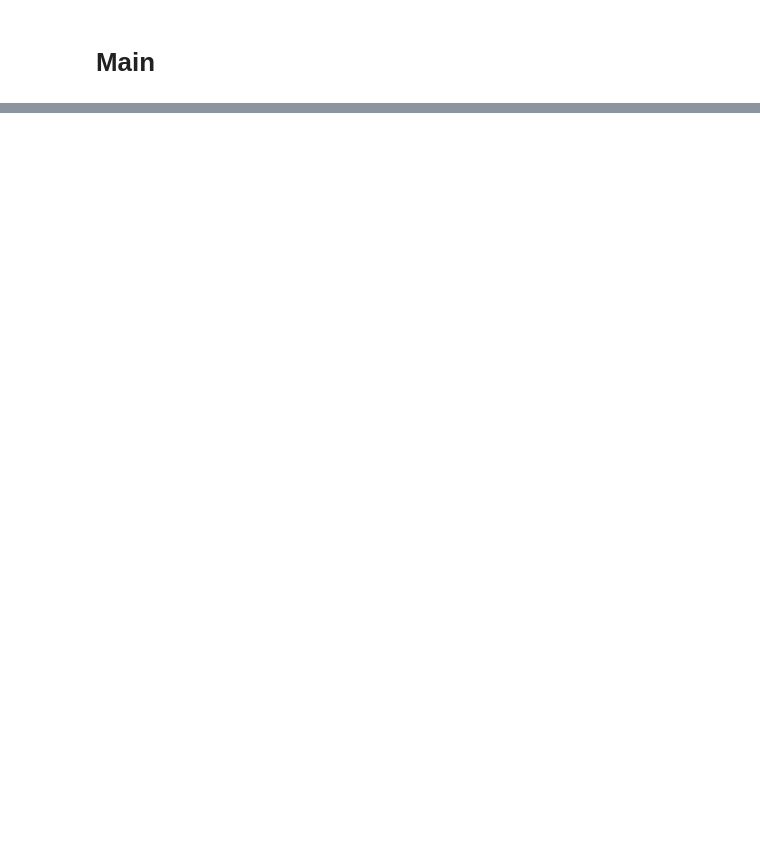
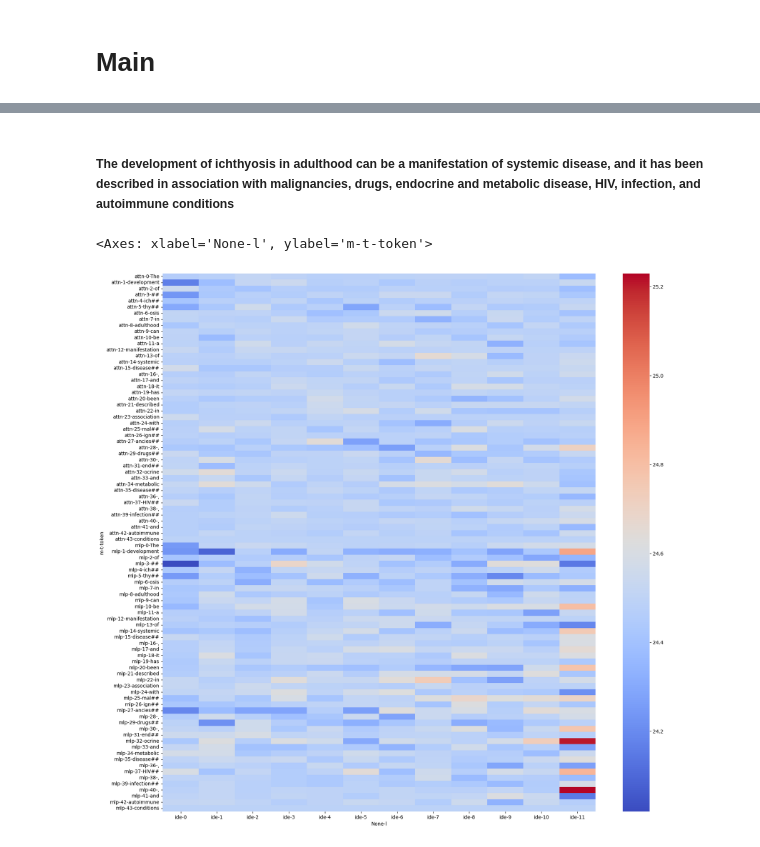
Before and after one commit to joonable/domain_adaptation_m2d2, a Jupyter notebook: 230518_causal_tracing_v1.ipynb, the cells around one changed output, grey strips where cells are left out. Saved outputs shown, nothing was run; the diff lists cells and outputs as text; code cells hidden in the pictures; blank space fills up the shorter version.

```diff
--- a/230518_causal_tracing_v1.ipynb
+++ b/230518_causal_tracing_v1.ipynb
@@ -401,0 +206,12 @@ outputs['past_key_values'][0]
+# %% [markdown]
+##### The development of ichthyosis in adulthood can be a manifestation of systemic disease, and it has been described in association with malignancies, drugs, endocrine and metabolic disease, HIV, infection, and autoimmune conditions
+# %%
+plt.rcParams["figure.figsize"] = (20,20)
+
+sns.heatmap(
+    df_ide.drop(['code'], axis=1).set_index(['m', 't', 'token', 'l']).unstack(-1),
+    cmap='coolwarm'
+)
+# %% [output]
+<Axes: xlabel='None-l', ylabel='m-t-token'>
+[figure, added]
```
Also changed, not shown: parts of 79 cells of this notebook.
